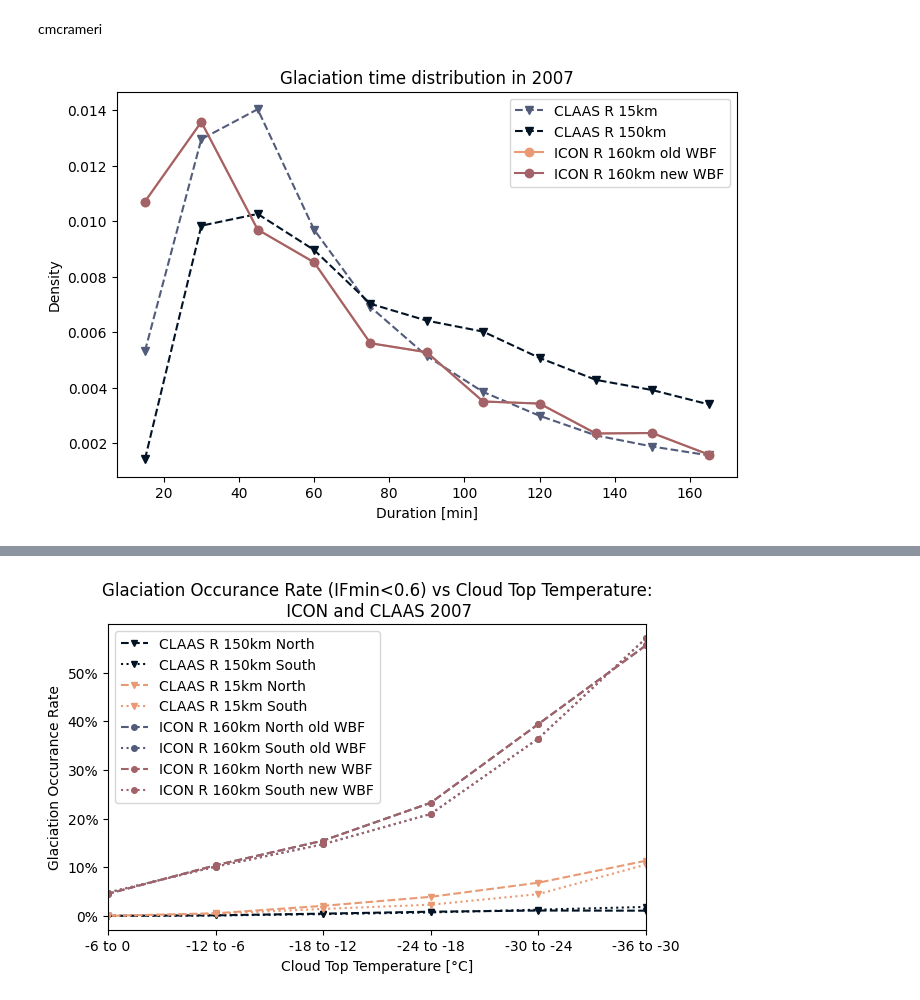
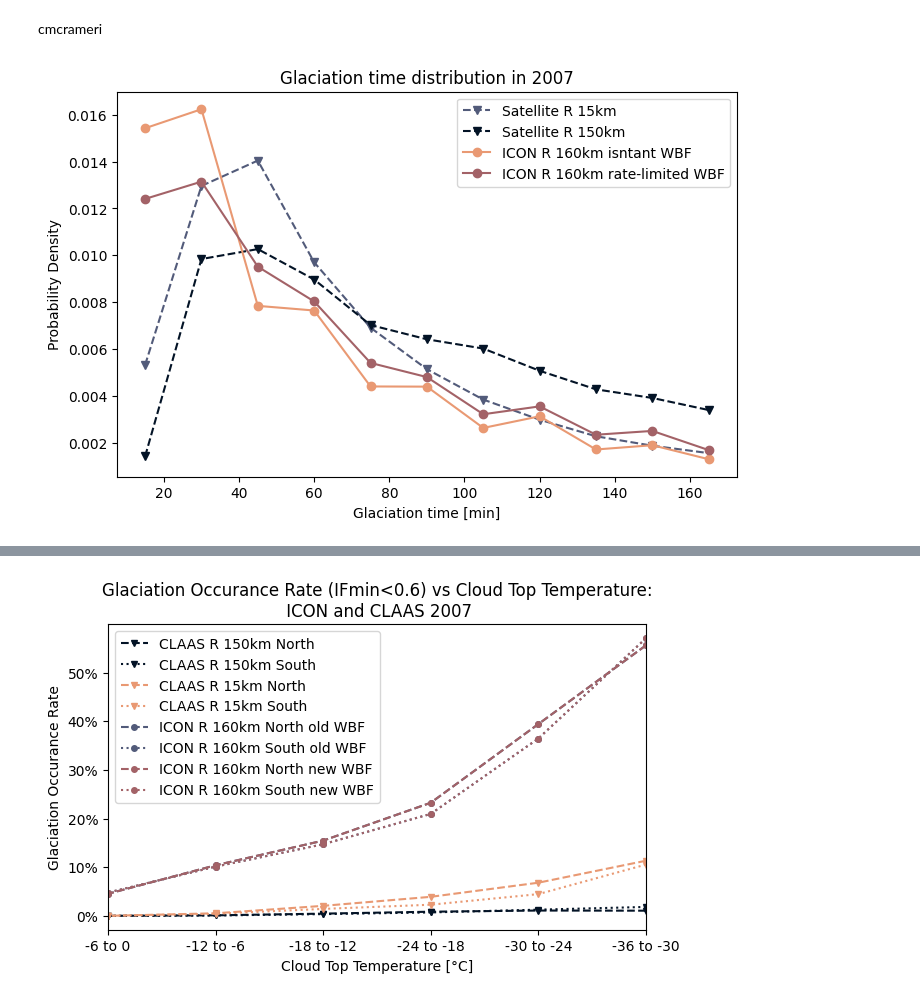
Before and after one commit to DragomirNikolov/MSGI, a Jupyter notebook: plotting/model_vs_satellite_plots.ipynb, the cells around one changed output, grey strips where cells are left out. Cells and saved outputs as stored; diff of their text form; code cells hidden in the pictures.

Commit message:
Ploting at different fwbf values

```diff
--- a/plotting/model_vs_satellite_plots.ipynb
+++ b/plotting/model_vs_satellite_plots.ipynb
@@ -48,6 +48,7 @@ CLAAS data (1 degree)
 # %% [markdown]
 CLAAS data (original - 0.15)
 # %%
-config_claas_low_res = read_config("/wolke_scratch/dnikolo/Glaciation_time_estimator/configs/Low_resolution_tests/Agg_30/config_n2o.yaml")
+# config_claas_low_res = read_config("/wolke_scratch/dnikolo/Glaciation_time_estimator/configs/Low_resolution_tests/Agg_30/config_n2o.yaml")
+config_claas_low_res = read_config("/cluster/work/climate/dnikolo/n2o/Glaciation_time_estimator/configs/Low_resolution_tests/Agg_30/2007_tracking/01_01.yaml")
 loader_claas_low_res = ChunkLoader([2007],config_claas_low_res,filter=True)
 # %% [output]
@@ -55,4 +56,5 @@ Cloud_fps: {2007: '/wolke_scratch/dnikolo/GTE_Results/Low_resolution/Final_resul
 # %%
-config_claas_high_res = read_config("/wolke_scratch/dnikolo/Glaciation_time_estimator/configs/config_n2o.yaml")
+# config_claas_high_res = read_config("/wolke_scratch/dnikolo/Glaciation_time_estimator/configs/config_n2o.yaml")
+config_claas_high_res = read_config("/cluster/work/climate/dnikolo/n2o/Glaciation_time_estimator/configs/config_euler.yaml")
 loader_claas_high_res = ChunkLoader([2007],config_claas_high_res,filter=True)
 # %% [output]
@@ -65,3 +74,12 @@ Cloud_fps: {2007: '/wolke_scratch/dnikolo/ICON_Data/wbf_v1_ndg_1y/postprocessing
 # %%
-config_icon_new_wbf = read_config("/wolke_scratch/dnikolo/Glaciation_time_estimator/configs/ICON_output/wbf_v3_ndg_1y/read_n2o.yaml")
-loader_icon_new_wbf = ChunkLoader([2007],config_icon_new_wbf,filter=True)
+# config_icon_new_wbf = read_config("/wolke_scratch/dnikolo/Glaciation_time_estimator/configs/ICON_output/wbf_v3_ndg_1y/read_n2o.yaml")
+# config_icon_new_wbf = read_config("/nfs/ch4/wolke_scratch/dnikolo/Glaciation_time_estimator/configs/ICON_output/nudged_wbf_v2_1y/2007_tracking/01_01.yaml")
+config_icon_new_wbf = read_config("/cluster/work/climate/dnikolo/n2o/Glaciation_time_estimator/configs/ICON_output/no_nudging/R2B4/wbf_v3/template.yaml")
+# loader_icon_new_wbf = ChunkLoader([2007],config_icon_new_wbf,filter=True)
+
+# clouds_model_new_wbf = pd.read_parquet("/nfs/ch4/wolke_scratch/dnikolo/ICON_Data/Pre_rerun_results/nudged_wbf_v2_1y/postprocessing_output/Results/Agg_03_clouds_20071215.0000_20071231.2345.parquet")
+# glac_model_new_wbf = pd.read_parquet("/nfs/ch4/wolke_scratch/dnikolo/ICON_Data/Pre_rerun_results/nudged_wbf_v2_1y/postprocessing_output/Results/Agg_03_glaciations_20071215.0000_20071231.2345.parquet")
+# clouds_model_new_wbf= pd.read_parquet("/nfs/ch4/wolke_scratch/dnikolo/ICON_Data/no_nudging/R2B4/debug_no_ndg_v3/postprocessing_output/Results/Agg_03_clouds_20071215.0000_20071231.2345.parquet")
+# glac_model_new_wbf = pd.read_parquet("/nfs/ch4/wolke_scratch/dnikolo/ICON_Data/no_nudging/R2B4/debug_no_ndg_v3/postprocessing_output/Results/Agg_03_glaciations_20071215.0000_20071231.2345.parquet")
+clouds_model_new_wbf= pd.read_parquet("/nfs/ch4/wolke_scratch/dnikolo/ICON_Data/no_nudging/R2B4/debug_fwbf_05_v3/postprocessing_output/Results/Agg_03_clouds_20070115.0000_20070131.2345.parquet")
+glac_model_new_wbf = pd.read_parquet("/nfs/ch4/wolke_scratch/dnikolo/ICON_Data/no_nudging/R2B4/debug_fwbf_05_v3/postprocessing_output/Results/Agg_03_glaciations_20070115.0000_20070131.2345.parquet")
@@ -90,11 +86,11 @@ True
 # %% [markdown]
 Model 160 km
 # %%
-clouds_model = loader_icon.cloud_chunk
-glac_model = loader_icon.glac_chunk
 clouds_high_res = loader_claas_high_res.cloud_chunk
 glac_high_res = loader_claas_high_res.glac_chunk
 clouds_low_res = loader_claas_low_res.cloud_chunk
 glac_low_res = loader_claas_low_res.glac_chunk
-clouds_model_new_wbf = loader_icon_new_wbf.cloud_chunk
-glac_model_new_wbf = loader_icon_new_wbf.glac_chunk
+# clouds_model = loader_icon.cloud_chunk
+# glac_model = loader_icon.glac_chunk
+# clouds_model_new_wbf = loader_icon_new_wbf.cloud_chunk
+# glac_model_new_wbf = loader_icon_new_wbf.glac_chunk
@@ -180,45 +321,45 @@ fig, ax = plt.subplots(figsize=(8, 5))
 
 bins = np.arange(7.5, 181, 15)
 
-# CLAAS R 15km
+# Satellite R 15km
 counts0, edges0 = np.histogram(
     glac_high_res["Time [m]"].dropna(),
     bins=bins,
     density=True
 )
 centers0 = 0.5 * (edges0[:-1] + edges0[1:])
-ax.plot(centers0, counts0, "--v", label="CLAAS R 15km", color=color_high_res)
+ax.plot(centers0, counts0, "--v", label="Satellite R 15km", color=color_high_res)
 
-# CLAAS R 150km
+# Satellite R 150km
 counts1, edges1 = np.histogram(
     glac_low_res["Time [m]"].dropna(),
     bins=bins,
     density=True
 )
 centers1 = 0.5 * (edges1[:-1] + edges1[1:])
-ax.plot(centers1, counts1, "--v", label="CLAAS R 150km", color=color_low_res)
+ax.plot(centers1, counts1, "--v", label="Satellite R 150km", color=color_low_res)
 # ICON R 160km
 counts2, edges2 = np.histogram(
     glac_model["Time [m]"].dropna(),
     bins=bins,
     density=True
 )
 centers2 = 0.5 * (edges2[:-1] + edges2[1:])
-ax.plot(centers2, counts2, "-o", label="ICON R 160km old WBF", color=color_model_old_wbf)
+ax.plot(centers2, counts2, "-o", label="ICON R 160km isntant WBF", color=color_model_old_wbf)
 
 # ICON R 160km WBF v2
 counts3, edges3 = np.histogram(
     glac_model_new_wbf["Time [m]"].dropna(),
     bins=bins,
     density=True
 )
 centers3 = 0.5 * (edges3[:-1] + edges3[1:])
-ax.plot(centers3, counts3, "-o", label="ICON R 160km new WBF", color=color_model_new_wbf)
+ax.plot(centers3, counts3, "-o", label="ICON R 160km rate-limited WBF", color=color_model_new_wbf)
 
 ax.set_title("Glaciation time distribution in 2007")
-ax.set_xlabel("Duration [min]")
-ax.set_ylabel("Density")
+ax.set_xlabel("Glaciation time [min]")
+ax.set_ylabel("Probability Density")
 ax.legend()
 plt.show()
 # %% [output]
-[figure, old version]
+[figure, new version]
```
Also changed, not shown: parts of 22 cells of this notebook, 4 other files.
